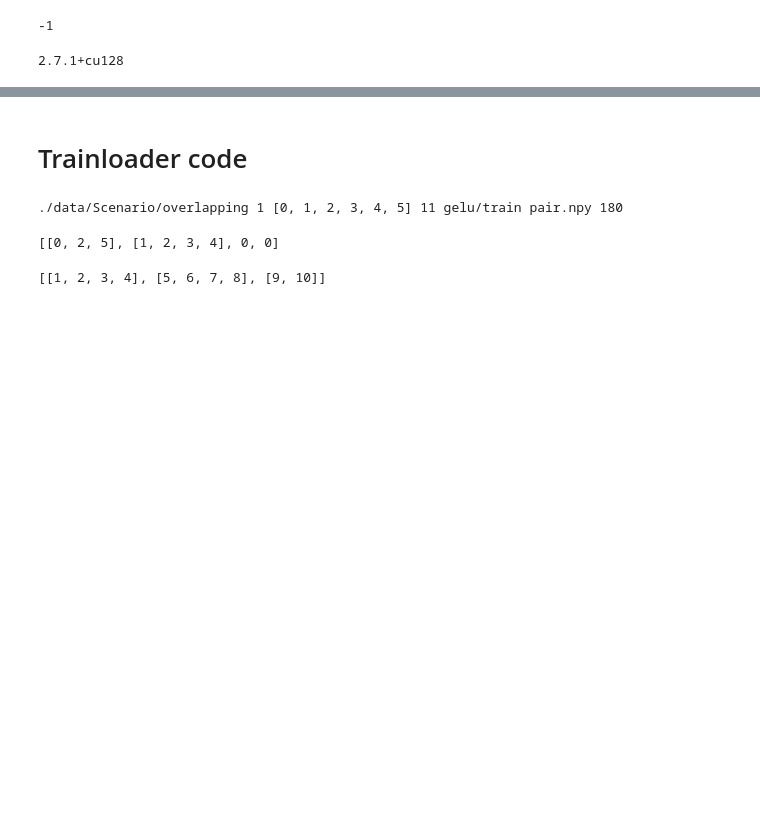
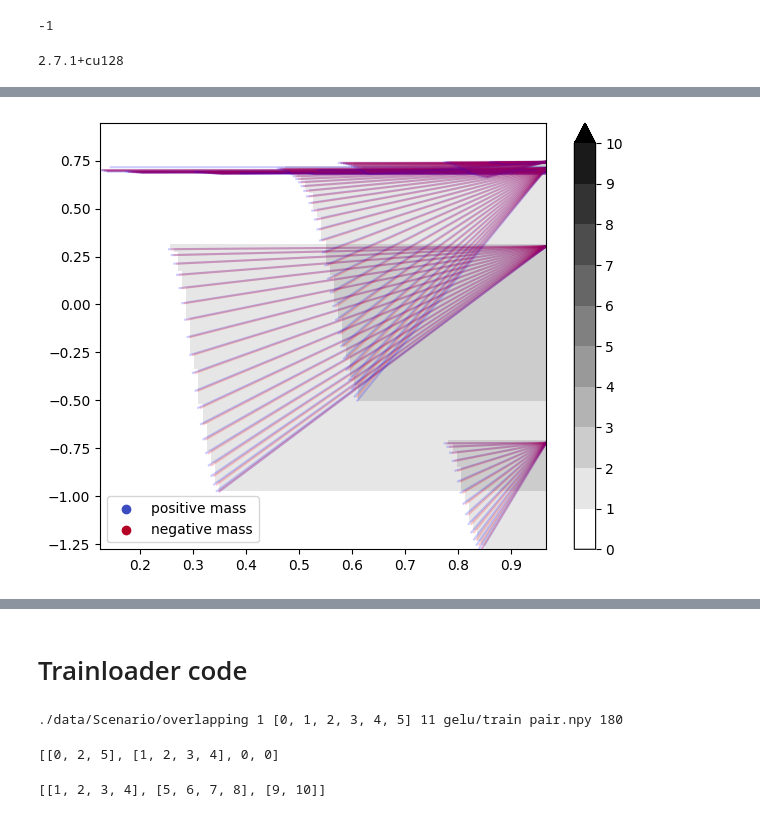
Before and after one commit to AymenTlili131/Federated-Continual-learning-, a Jupyter notebook: New/wsiayn 1.0.0.ipynb, the cells around one changed output, grey strips where cells are left out. Drawn from its saved outputs; the diff is of its cells as text; code cells hidden in the pictures; blank space fills up the shorter version.

```diff
--- a/New/wsiayn 1.0.0.ipynb
+++ b/New/wsiayn 1.0.0.ipynb
@@ -20,0 +230,10 @@ True
+# %%
+# hilbert decomposition signed measure
+hilbert_sm, = mp.signed_measure(s, degree=1, plot=True)
+mp.point_measure.integrate_measure(*hilbert_sm, plot=True)
+
+# rank decomposition signed measure
+rank_sm, = mp.signed_measure(s,degree= 1, invariant = "rank");
+mp.plots.plot_signed_measure(rank_sm, alpha=.2)
+# %% [output]
+[figure, added]
```
Also changed, not shown: parts of 20 cells of this notebook, 6 other files.
